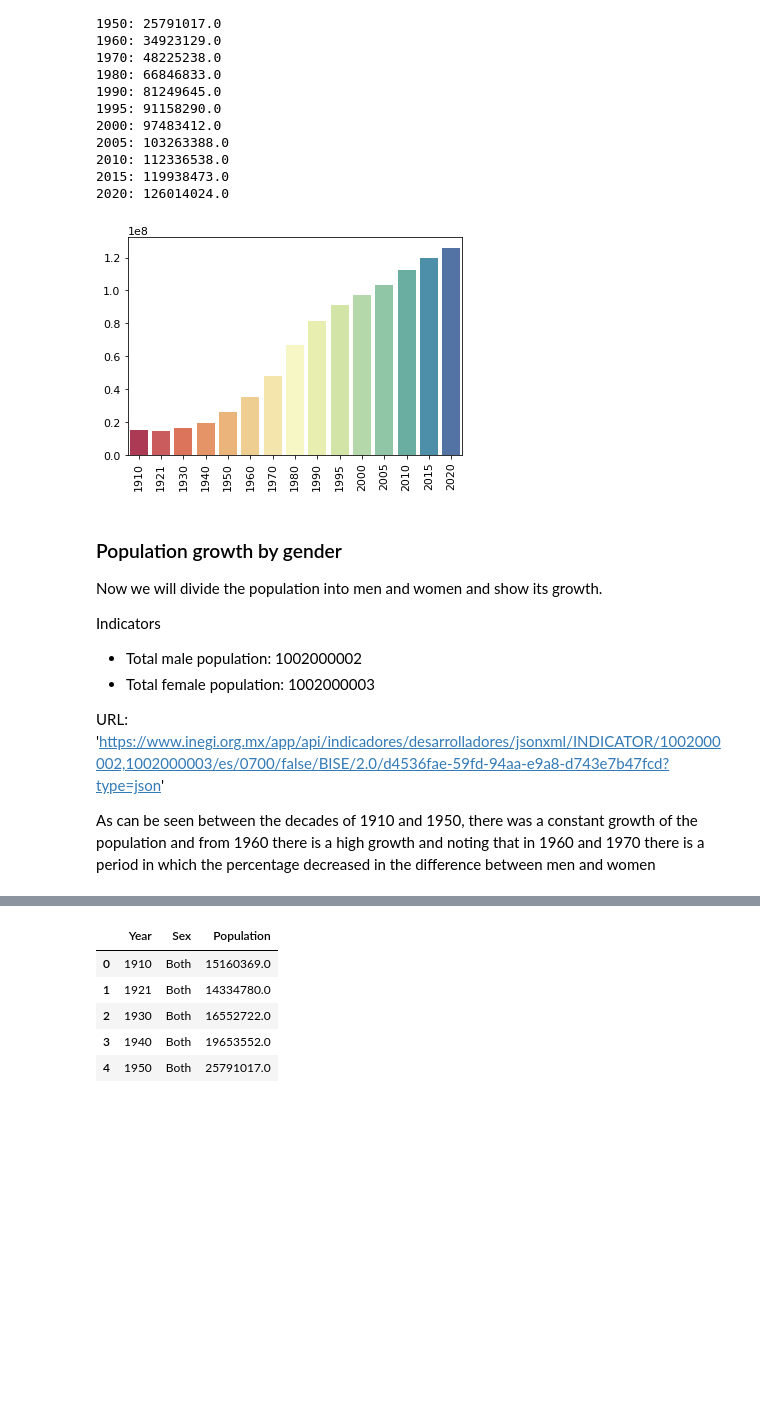
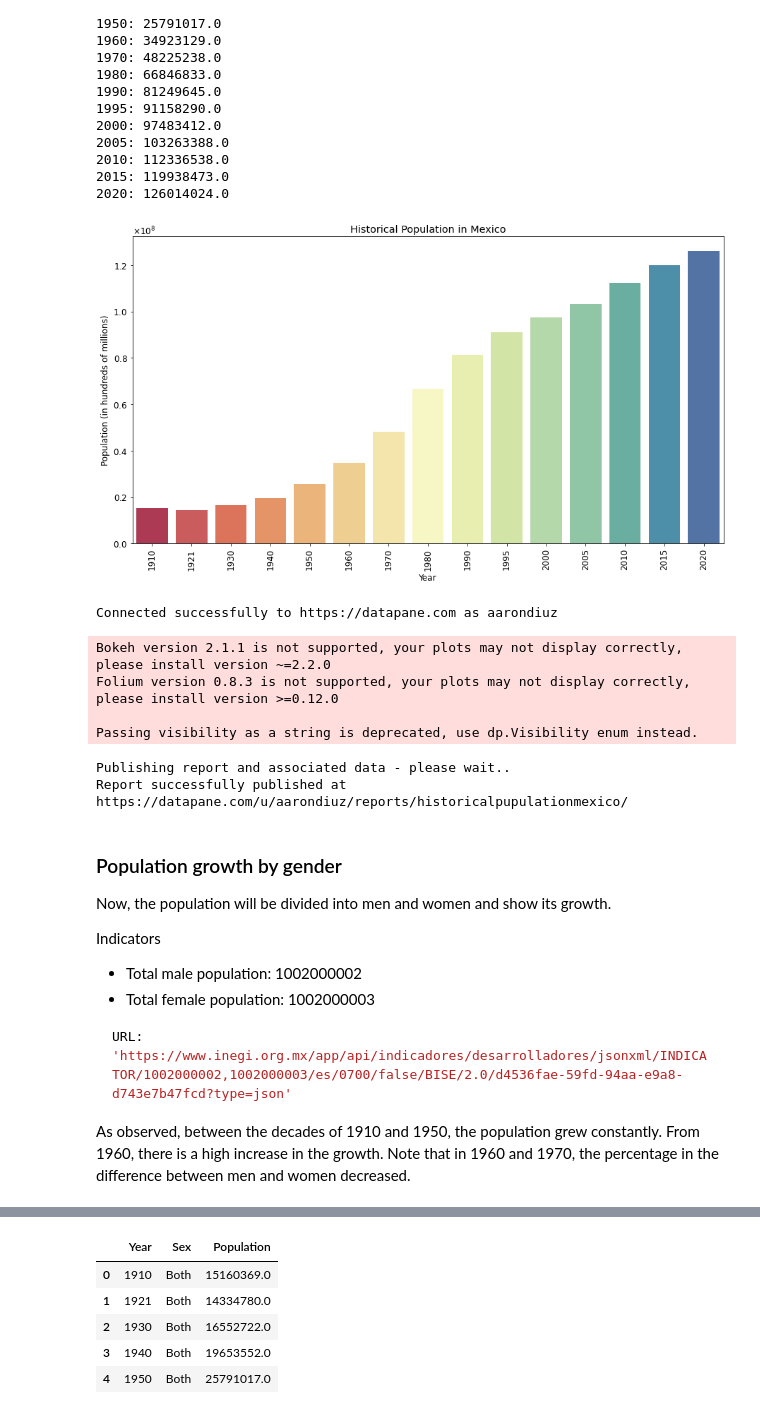
Before and after one commit to aarondiuz/Proyecto_Censo, a Jupyter notebook: Proyecto_Censo.ipynb, the cells around one changed output, grey strips where cells are left out. Cells and saved outputs as stored; diff of their text form; code cells hidden in the pictures; blank space fills up the shorter version.

````diff
--- a/Proyecto_Censo.ipynb
+++ b/Proyecto_Censo.ipynb
@@ -179,24 +200,43 @@ if response.status_code==200:
 # %%
 import matplotlib
 import matplotlib.pyplot as plt
 import numpy as np
 import seaborn as sns
 
-#sns.set_theme(style="whitegrid")
+figure = plt.figure(figsize=(15,8))
+font = {'weight' : 'normal',
+        'size'   : 12}
+matplotlib.rc('font', **font)
 sns.barplot(x=List_Period, y=List_TotalPopulation, palette="Spectral")
 plt.xticks(rotation=90)
+plt.title("Historical Population in Mexico")
+plt.xlabel("Year")
+plt.ylabel("Population (in hundreds of millions)")
+plt.ticklabel_format(style='sci', axis='y', useMathText=True)
 plt.show()
+
+import datapane as dp
 # %% [output]
-[figure, old version]
+[figure, new version]
+Connected successfully to https://datapane.com as aarondiuz
+Bokeh version 2.1.1 is not supported, your plots may not display correctly, please install version ~=2.2.0
+Folium version 0.8.3 is not supported, your plots may not display correctly, please install version >=0.12.0
+
+Passing visibility as a string is deprecated, use dp.Visibility enum instead.
+Publishing report and associated data - please wait..
+Report successfully published at https://datapane.com/u/aarondiuz/reports/historicalpupulationmexico/
 # %% [markdown]
 ### Population growth by gender
-Now we will divide the population into men and women and show its growth.
+
+Now, the population will be divided into men and women and show its growth.
 
 Indicators
 * Total male population: 1002000002
 * Total female population: 1002000003
 
+```python
 URL: 'https://www.inegi.org.mx/app/api/indicadores/desarrolladores/jsonxml/INDICATOR/1002000002,1002000003/es/0700/false/BISE/2.0/d4536fae-59fd-94aa-e9a8-d743e7b47fcd?type=json'
+```
 
-As can be seen between the decades of 1910 and 1950, there was a constant growth of the population and from 1960 there is a high growth and noting that in 1960 and 1970 there is a period in which the percentage decreased in the difference between men and women
+As observed, between the decades of 1910 and 1950, the population grew constantly. From 1960, there is a high increase in the growth. Note that in 1960 and 1970, the percentage in the difference between men and women decreased.
 # %%
````
Also changed, not shown: parts of 54 cells of this notebook.
